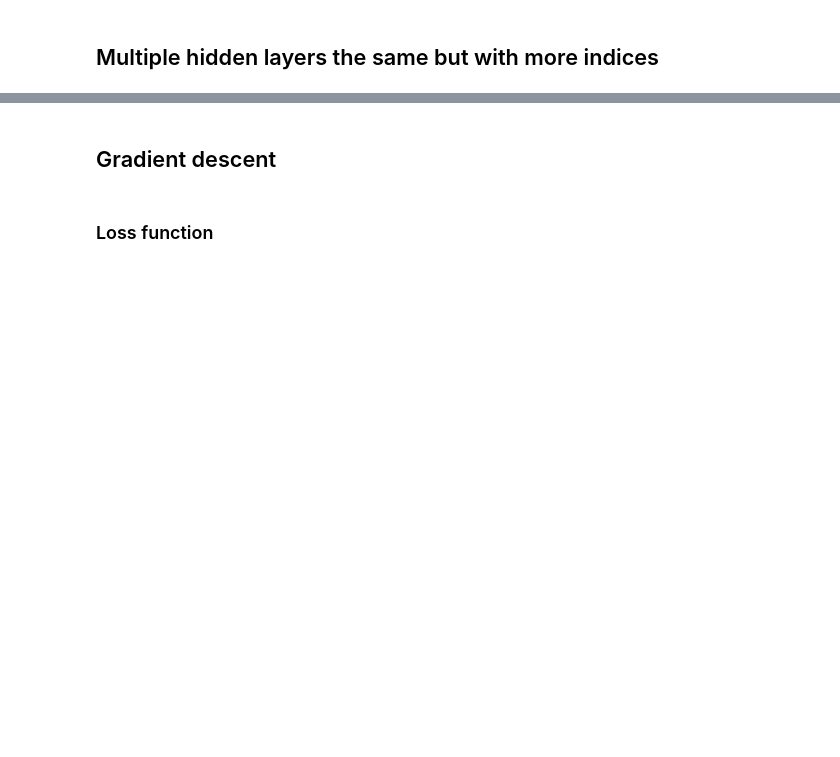
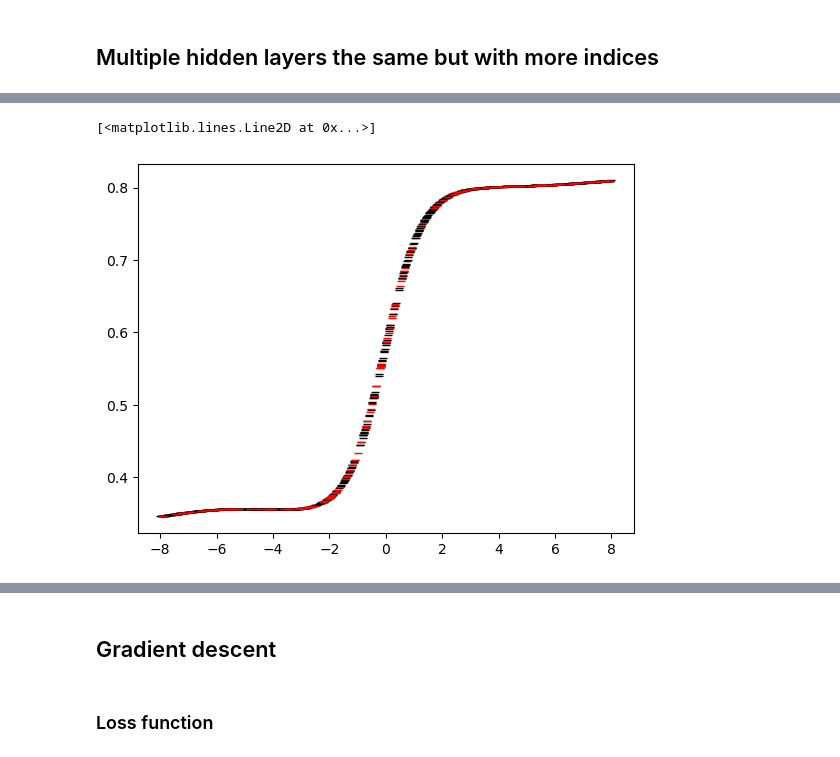
Before and after one commit to dave452/ML_LinearReg, a Jupyter notebook: Regression_NN.ipynb, the cells around one changed output, grey strips where cells are left out. Cells and saved outputs as stored; diff of their text form; code cells hidden in the pictures; blank space fills up the shorter version.

```diff
--- a/Regression_NN.ipynb
+++ b/Regression_NN.ipynb
@@ -621,0 +691,6 @@ Forward prop a
+# %%
+plt.plot(training_x,  nn_b.forward_prop_set(training_x), 'k_', label = 'training actual')
+plt.plot(testing_x,  nn_b.forward_prop_set(testing_x), 'r_', label = 'testing actual')
+# %% [output]
+[<matplotlib.lines.Line2D at 0x...>]
+[figure, added]
```
Also changed, not shown: parts of 51 cells of this notebook.
